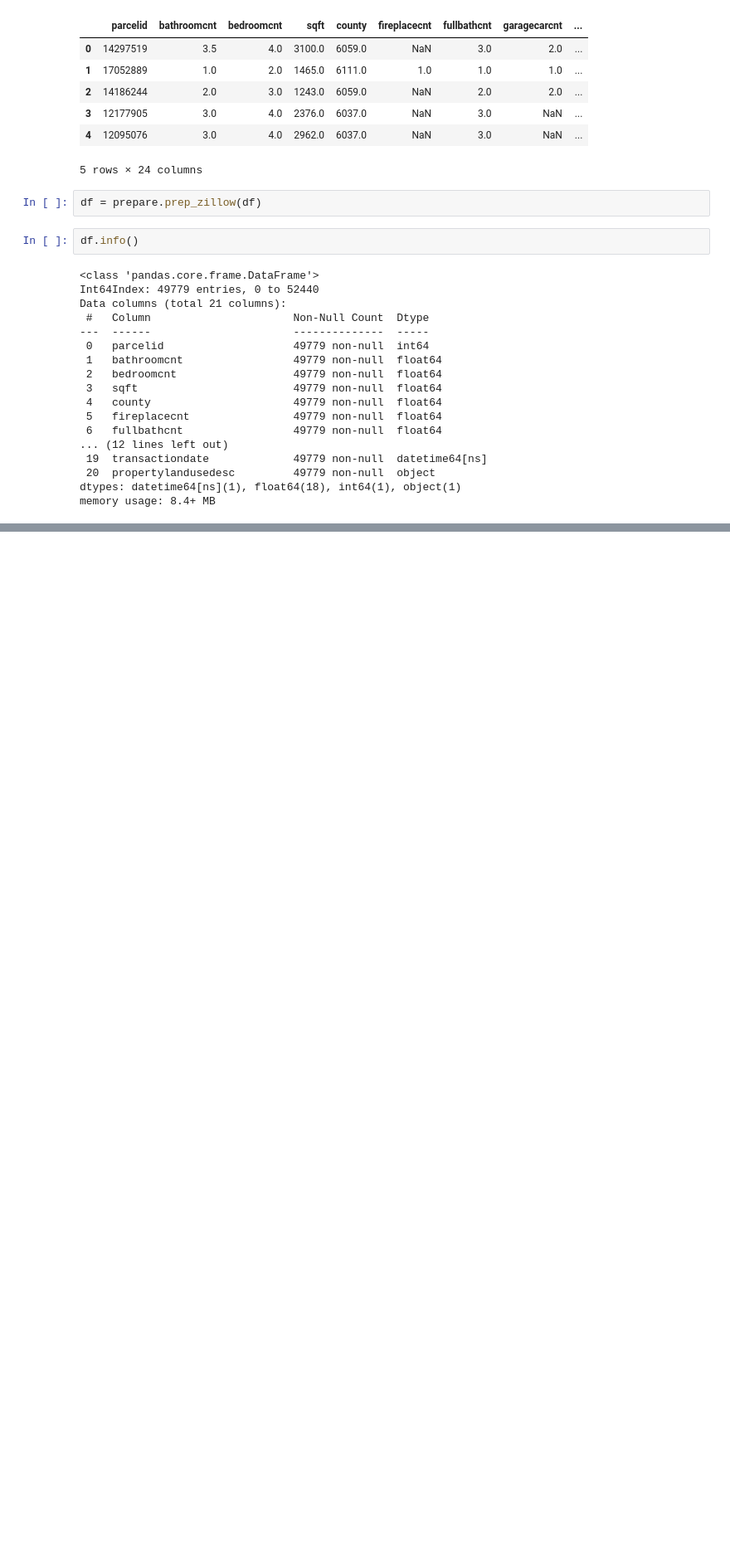
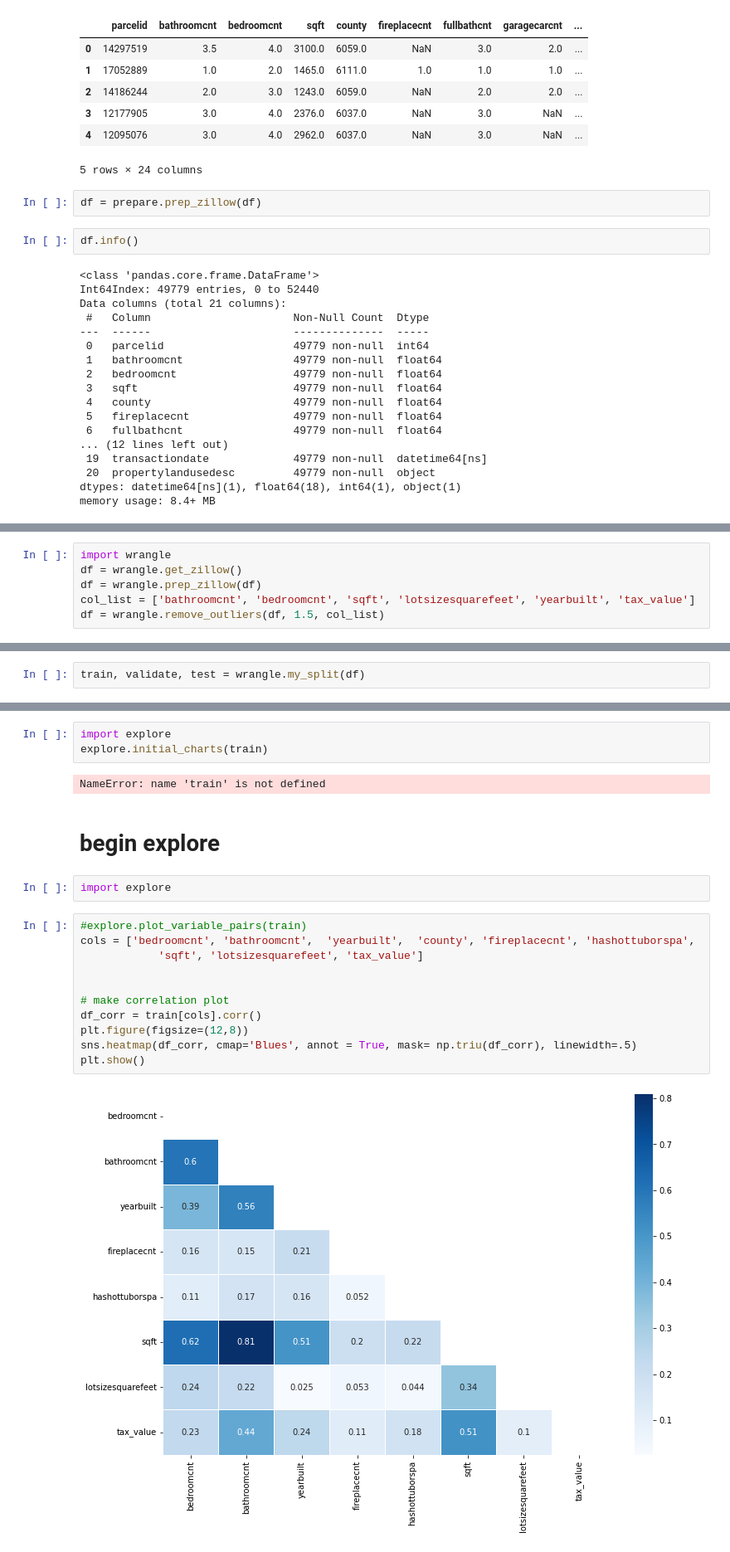
Before and after one commit to DanChurchill/regression_project_zillow, a Jupyter notebook: acquire_prepare_draft.ipynb, the cells around one changed output, grey strips where cells are left out. Shown at 83% size. Cells and saved outputs as stored; diff of their text form; blank space fills up the shorter version.

```diff
--- a/acquire_prepare_draft.ipynb
+++ b/acquire_prepare_draft.ipynb
@@ -166,0 +167,6 @@ memory usage: 8.4+ MB
+# %%
+import wrangle
+df = wrangle.get_zillow()
+df = wrangle.prep_zillow(df)
+col_list = ['bathroomcnt', 'bedroomcnt', 'sqft', 'lotsizesquarefeet', 'yearbuilt', 'tax_value']
+df = wrangle.remove_outliers(df, 1.5, col_list)
@@ -166,0 +194,2 @@ memory usage: 8.4+ MB
+# %%
+train, validate, test = wrangle.my_split(df)
@@ -166,0 +207,22 @@ memory usage: 8.4+ MB
+# %%
+import explore
+explore.initial_charts(train)
+# %% [output]
+NameError: name 'train' is not defined
+# %% [markdown]
+# begin explore
+# %%
+import explore
+# %%
+#explore.plot_variable_pairs(train)
+cols = ['bedroomcnt', 'bathroomcnt',  'yearbuilt',  'county', 'fireplacecnt', 'hashottuborspa',
+            'sqft', 'lotsizesquarefeet', 'tax_value']
+
+
+# make correlation plot
+df_corr = train[cols].corr()
+plt.figure(figsize=(12,8))
+sns.heatmap(df_corr, cmap='Blues', annot = True, mask= np.triu(df_corr), linewidth=.5)
+plt.show()
+# %% [output]
+[figure, added]
```
Also changed, not shown: parts of 17 cells of this notebook, 5 other files.
